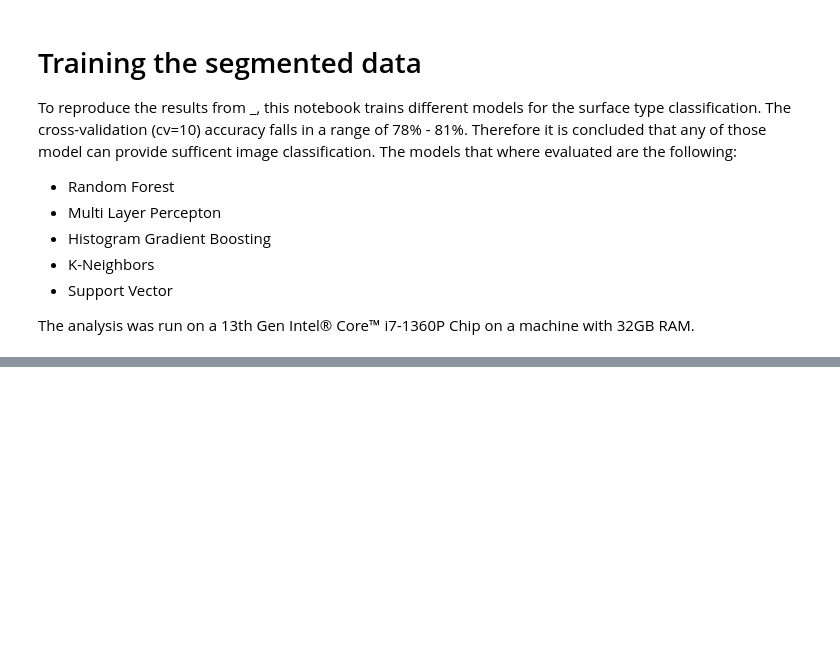
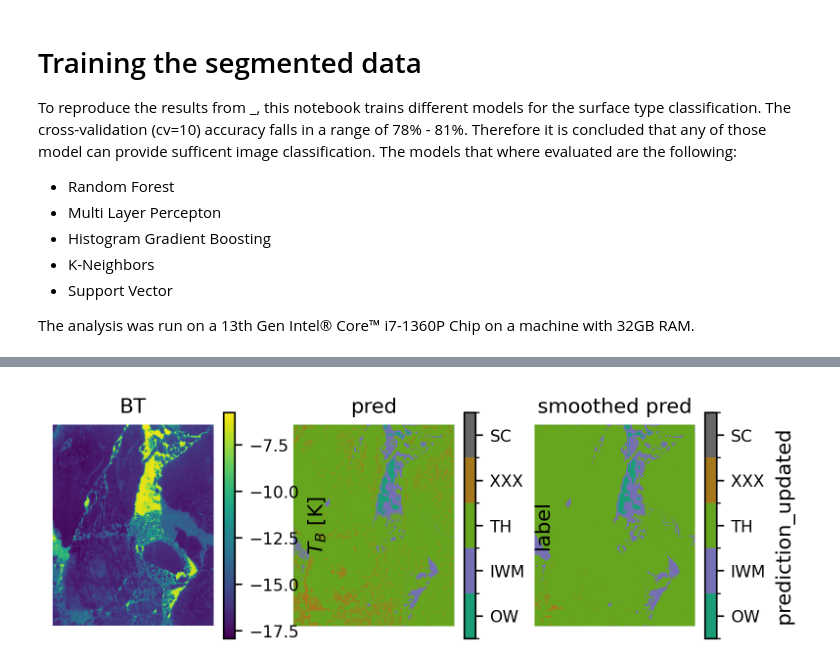
Before and after one commit to FranzFlink/Mueller_et_al_2024_code, a Jupyter notebook: source/analysis/fast_train_segment.ipynb, the cells around one changed output, grey strips where cells are left out. Saved outputs shown, nothing was run; the diff lists cells and outputs as text; code cells hidden in the pictures; blank space fills up the shorter version.

```diff
--- a/source/analysis/fast_train_segment.ipynb
+++ b/source/analysis/fast_train_segment.ipynb
@@ -99,0 +302,35 @@ weighted avg         0.780859640788407    0.7801151845429775   0.780431998098736
+# %%
+import matplotlib.pyplot as plt
+import json
+plt.rcParams.update(json.load(open('/projekt_agmwend/home_rad/Joshua/MasterArbeit/plot_settings.json')))
+
+fig, ax = plt.subplot_mosaic(
+    """
+    ABC
+    """,
+    figsize=(6, 2)
+
+)
+
+ds_predicted['label'].plot.contourf(levels=[0.5, 1.5, 2.5, 3.5, 4.5, 5.5], cmap='Dark2', ax=ax['B'])
+cbar = ax['B'].collections[0].colorbar
+cbar.set_ticks([1, 2, 3, 4, 5])
+cbar.set_ticklabels(['OW', 'IWM', 'TH', 'XXX', 'SC'])
+test_slice.BT_2D.isel(band=0).plot.imshow(ax=ax['A'], cmap='viridis', cbar_kwargs={'label': r'$T_B$ [K]'})
+
+### smoothen the predictions
+ds_predicted['prediction_updated'].plot.contourf(levels=[0.5, 1.5, 2.5, 3.5, 4.5, 5.5], cmap='Dark2', ax=ax['C'])
+cbar = ax['C'].collections[0].colorbar
+cbar.set_ticks([1, 2, 3, 4, 5])
+cbar.set_ticklabels(['OW', 'IWM', 'TH', 'XXX', 'SC'])
+
+ax['A'].set_title('BT')
+ax['B'].set_title('pred')
+ax['C'].set_title('smoothed pred')
+
+for a in ax.values():
+    a.set_aspect('equal')
+    a.axis('off')
+    a.grid(False)
+# %% [output]
+[figure, added]
```
Also changed, not shown: parts of 16 cells of this notebook.
